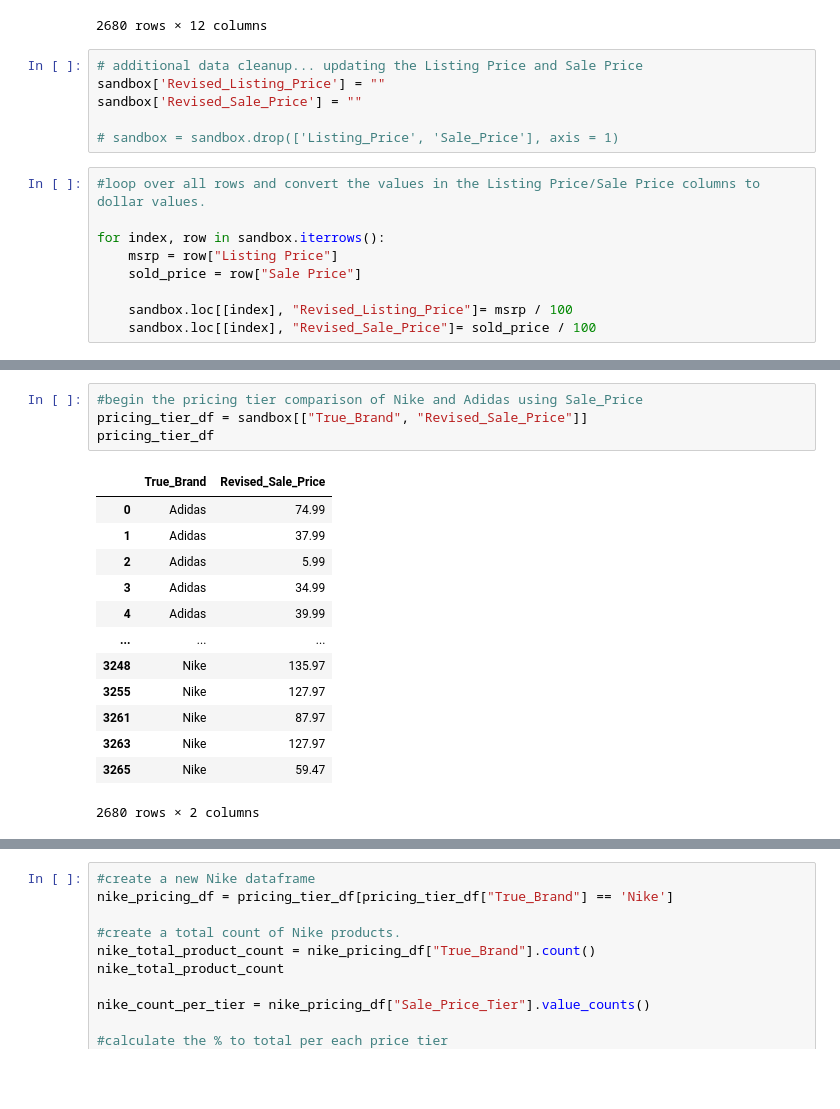
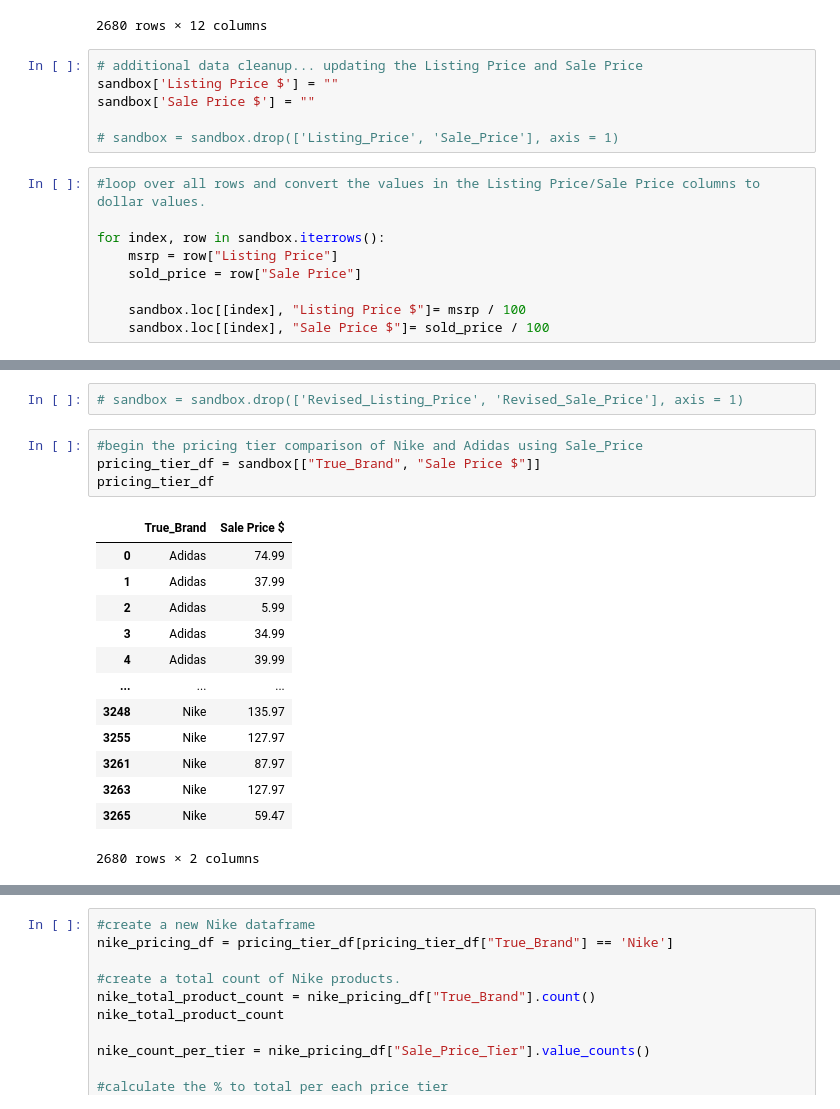
Before and after one commit to abgarberpaul/Nike-vs-Adidas, a Jupyter notebook: CHOO_Data_Exploration.ipynb, the cells around one changed output, grey strips where cells are left out. Saved outputs shown, nothing was run; the diff lists cells and outputs as text; blank space fills up the shorter version.

```diff
--- a/CHOO_Data_Exploration.ipynb
+++ b/CHOO_Data_Exploration.ipynb
@@ -135,8 +135,8 @@ sandbox
 2680 rows × 12 columns
 # %%
 # additional data cleanup... updating the Listing Price and Sale Price
-sandbox['Revised_Listing_Price'] = ""
-sandbox['Revised_Sale_Price'] = ""
+sandbox['Listing Price $'] = ""
+sandbox['Sale Price $'] = ""
 
 # sandbox = sandbox.drop(['Listing_Price', 'Sale_Price'], axis = 1)
 # %%
@@ -146,6 +146,6 @@ for index, row in sandbox.iterrows():
     msrp = row["Listing Price"]
     sold_price = row["Sale Price"]
 
-    sandbox.loc[[index], "Revised_Listing_Price"]= msrp / 100
-    sandbox.loc[[index], "Revised_Sale_Price"]= sold_price / 100
+    sandbox.loc[[index], "Listing Price $"]= msrp / 100
+    sandbox.loc[[index], "Sale Price $"]= sold_price / 100
 # %%
@@ -167,9 +160,11 @@ sandbox
+# %%
+# sandbox = sandbox.drop(['Revised_Listing_Price', 'Revised_Sale_Price'], axis = 1)
 # %%
 #begin the pricing tier comparison of Nike and Adidas using Sale_Price
-pricing_tier_df = sandbox[["True_Brand", "Revised_Sale_Price"]]
+pricing_tier_df = sandbox[["True_Brand", "Sale Price $"]]
 pricing_tier_df
 # %% [output]
-|  | True_Brand | Revised_Sale_Price |
+|  | True_Brand | Sale Price $ |
 | 0 | Adidas | 74.99 |
 | 1 | Adidas | 37.99 |
 | 2 | Adidas | 5.99 |
```
Also changed, not shown: parts of 4 cells of this notebook.
